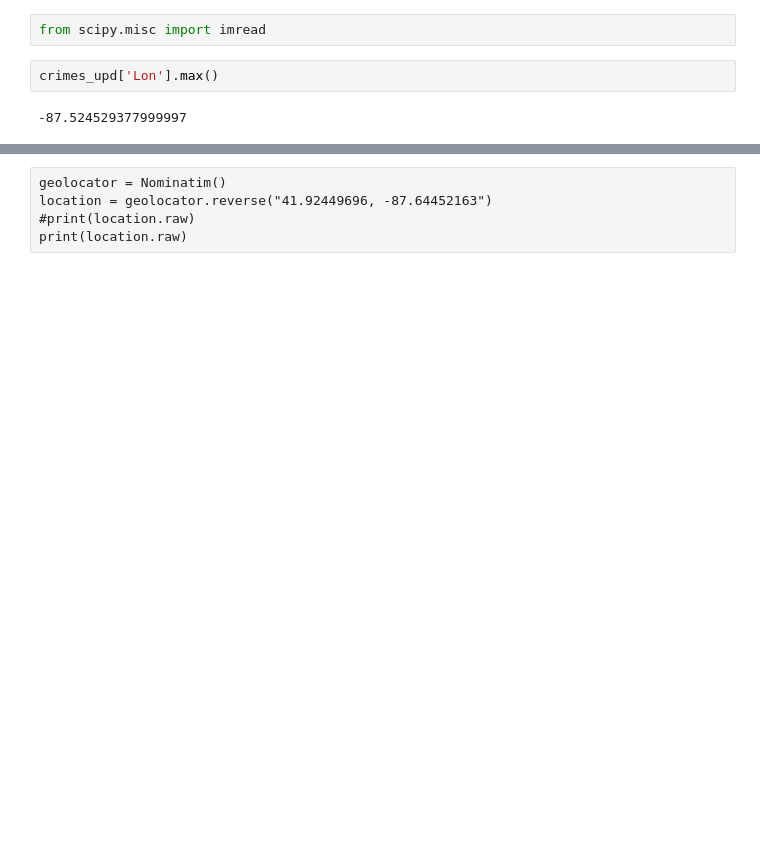
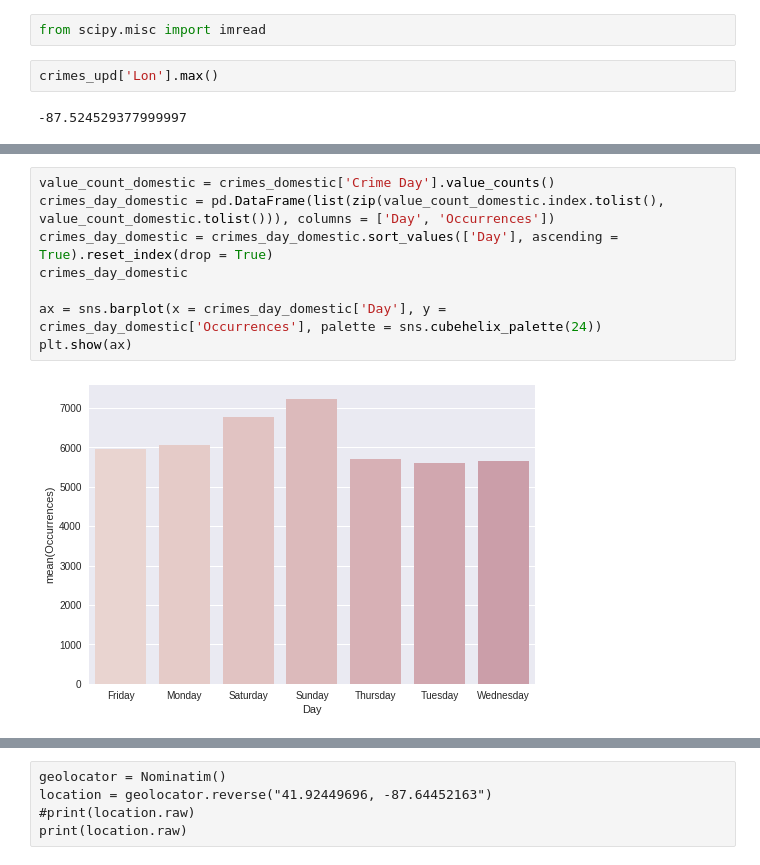
Before and after one commit to if1015-datascience-ufpe/2017-2-projeto-ajgan-rlsma-rcrs3, a Jupyter notebook: Project.ipynb, the cells around one changed output, grey strips where cells are left out. Cells and saved outputs as stored; diff of their text form; blank space fills up the shorter version.

```diff
--- a/Project.ipynb
+++ b/Project.ipynb
@@ -735,0 +802,10 @@ crimes_upd.head()
+# %%
+value_count_domestic = crimes_domestic['Crime Day'].value_counts()
+crimes_day_domestic = pd.DataFrame(list(zip(value_count_domestic.index.tolist(), value_count_domestic.tolist())), columns = ['Day', 'Occurrences'])
+crimes_day_domestic = crimes_day_domestic.sort_values(['Day'], ascending = True).reset_index(drop = True)
+crimes_day_domestic
+
+ax = sns.barplot(x = crimes_day_domestic['Day'], y = crimes_day_domestic['Occurrences'], palette = sns.cubehelix_palette(24))
+plt.show(ax)
+# %% [output]
+[figure, added]
```
Also changed, not shown: parts of 14 cells of this notebook.
